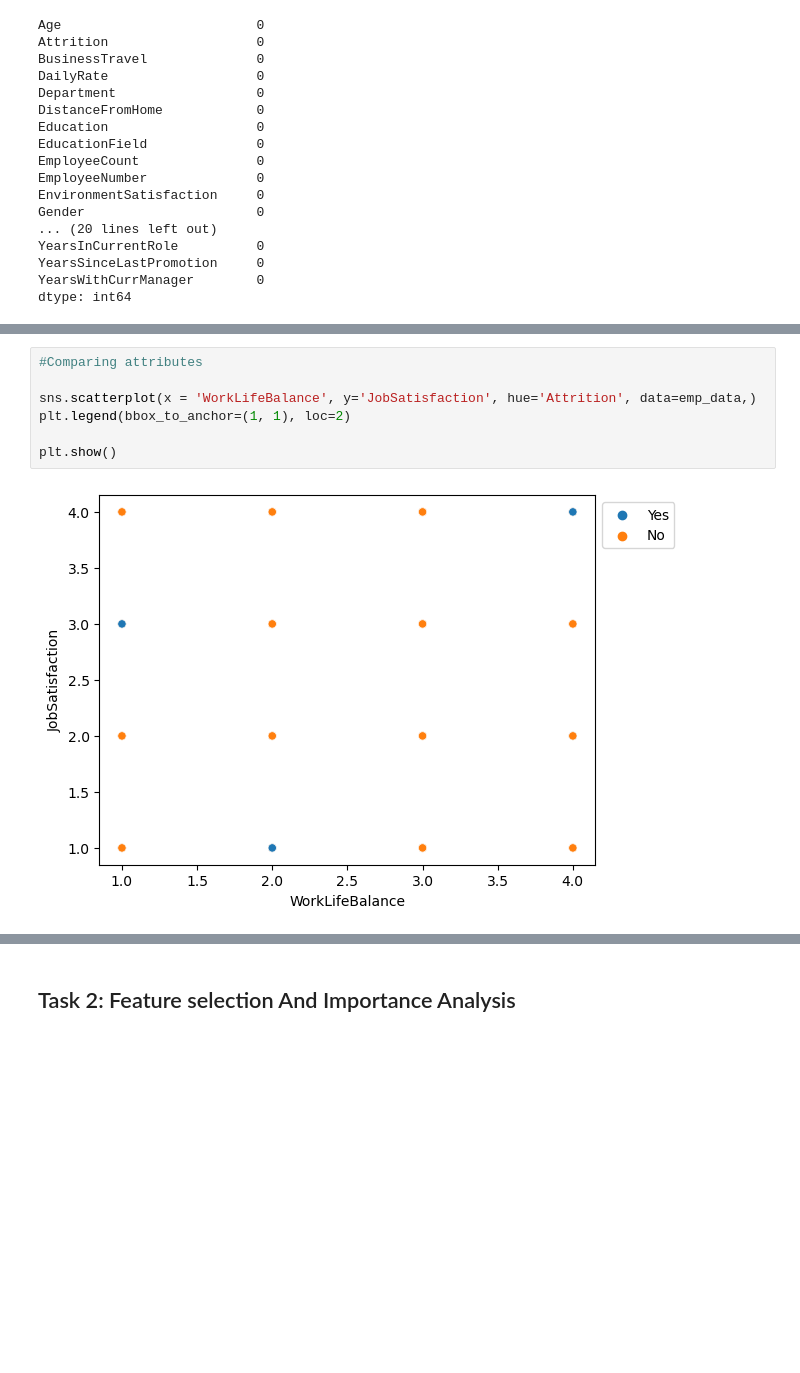
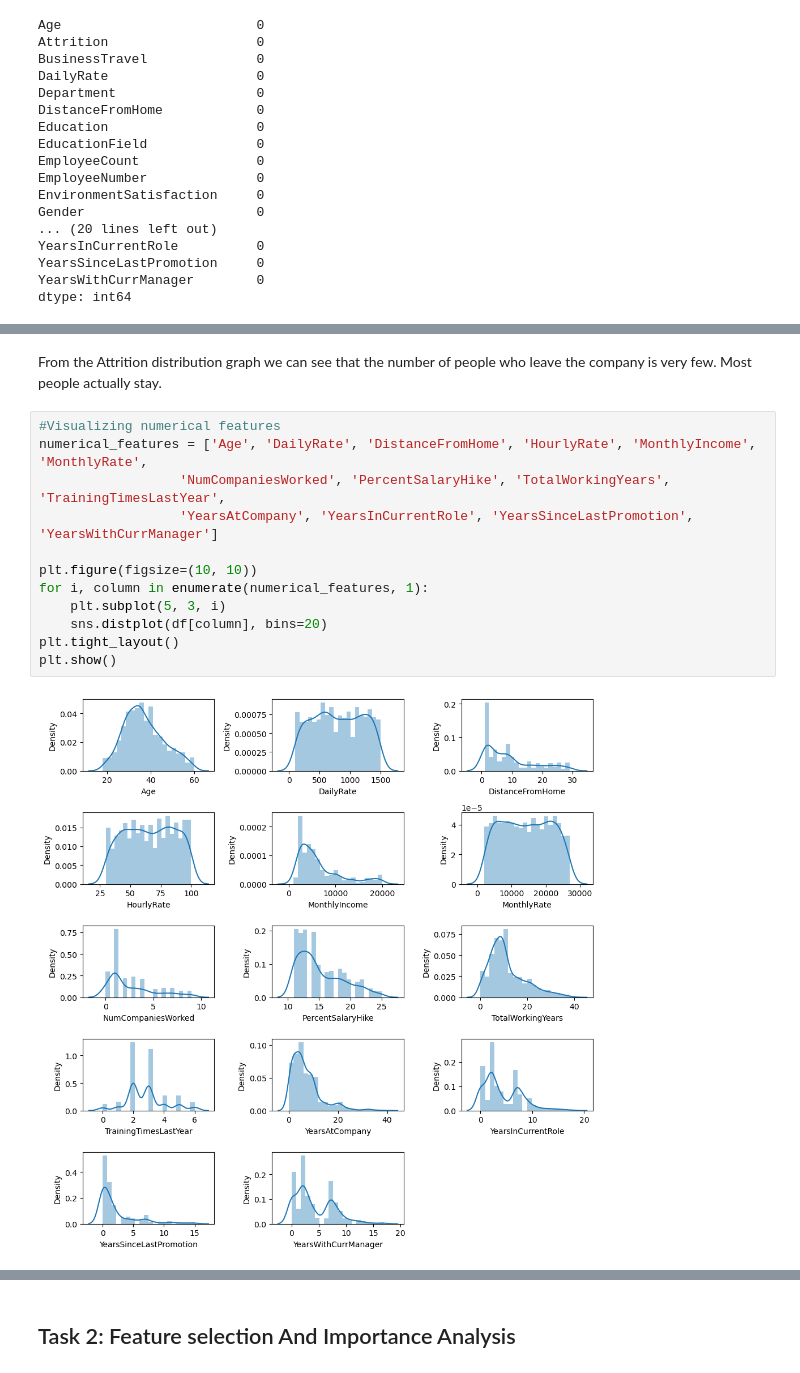
Before and after one commit to celestemiriams/ML, a Jupyter notebook: Employee_Attrition.ipynb, the cells around one changed output, grey strips where cells are left out. Drawn from its saved outputs; the diff is of its cells as text; blank space fills up the shorter version.

```diff
--- a/Employee_Attrition.ipynb
+++ b/Employee_Attrition.ipynb
@@ -180,9 +231,16 @@ plt.show()
-# %%
-#Comparing attributes
-
-sns.scatterplot(x = 'WorkLifeBalance', y='JobSatisfaction', hue='Attrition', data=emp_data,)
-plt.legend(bbox_to_anchor=(1, 1), loc=2)
-
-plt.show()
-# %% [output]
-[figure, removed]
+# %% [markdown]
+From the Attrition distribution graph we can see that the number of people who leave the company is very few. Most people actually stay.
+# %%
+#Visualizing numerical features
+numerical_features = ['Age', 'DailyRate', 'DistanceFromHome', 'HourlyRate', 'MonthlyIncome', 'MonthlyRate',
+                  'NumCompaniesWorked', 'PercentSalaryHike', 'TotalWorkingYears', 'TrainingTimesLastYear',
+                  'YearsAtCompany', 'YearsInCurrentRole', 'YearsSinceLastPromotion', 'YearsWithCurrManager']
+
+plt.figure(figsize=(10, 10))
+for i, column in enumerate(numerical_features, 1):
+    plt.subplot(5, 3, i)
+    sns.distplot(df[column], bins=20)
+plt.tight_layout()
+plt.show()
+# %% [output]
+[figure, added]
```
Also changed, not shown: parts of 51 cells of this notebook, 1 other file.
